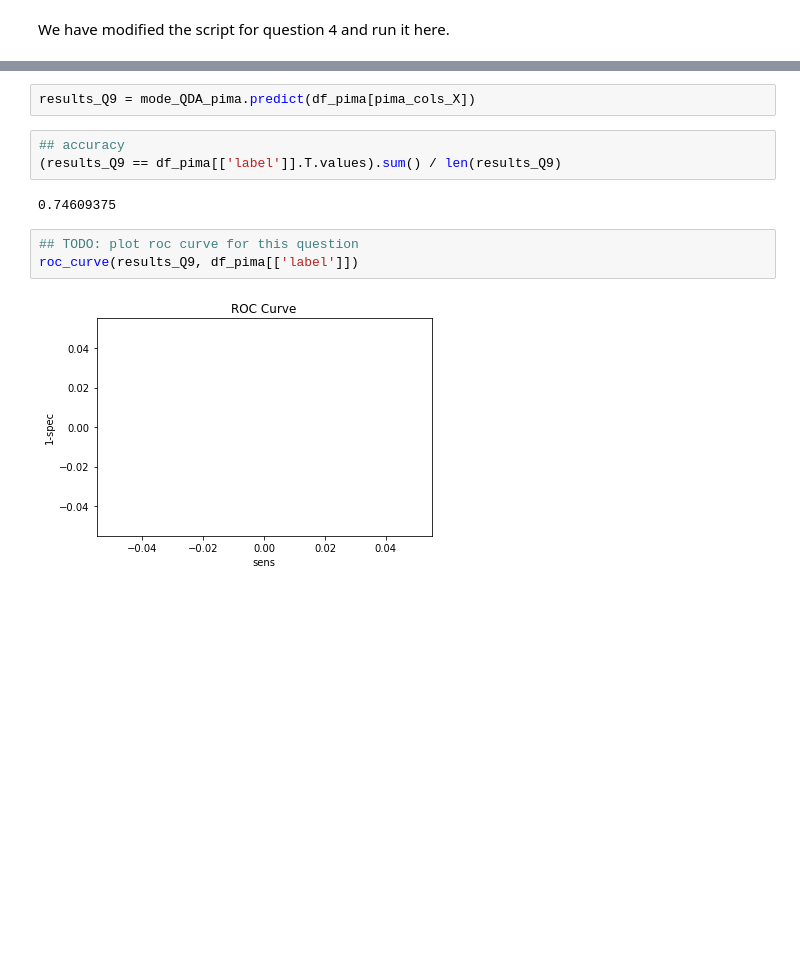
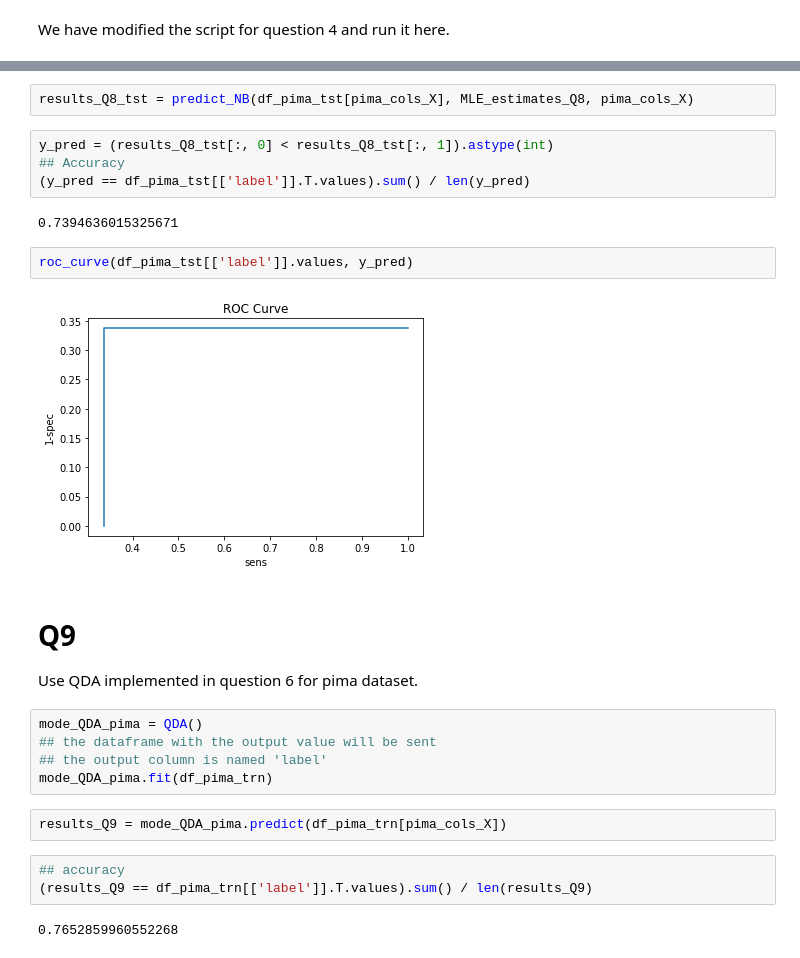
Before and after one commit to amindadgar/Machine-Learning, a Jupyter notebook: HW2/main.ipynb, the cells around one changed output, grey strips where cells are left out. Cells and saved outputs as stored; diff of their text form; blank space fills up the shorter version.

```diff
--- a/HW2/main.ipynb
+++ b/HW2/main.ipynb
@@ -1390,12 +1422,27 @@ mode_QDA_pima.fit(df_pima)
+# %%
+results_Q8_tst = predict_NB(df_pima_tst[pima_cols_X], MLE_estimates_Q8, pima_cols_X)
+# %%
+y_pred = (results_Q8_tst[:, 0] < results_Q8_tst[:, 1]).astype(int)
+## Accuracy
+(y_pred == df_pima_tst[['label']].T.values).sum() / len(y_pred)
+# %% [output]
+0.7394636015325671
+# %%
+roc_curve(df_pima_tst[['label']].values, y_pred)
+# %% [output]
+[figure, added]
+# %% [markdown]
+# Q9
+Use QDA implemented in question 6 for pima dataset.
+# %%
+mode_QDA_pima = QDA()
+## the dataframe with the output value will be sent
+## the output column is named 'label'
+mode_QDA_pima.fit(df_pima_trn)
 # %%
-results_Q9 = mode_QDA_pima.predict(df_pima[pima_cols_X])
+results_Q9 = mode_QDA_pima.predict(df_pima_trn[pima_cols_X])
 # %%
 ## accuracy
-(results_Q9 == df_pima[['label']].T.values).sum() / len(results_Q9)
+(results_Q9 == df_pima_trn[['label']].T.values).sum() / len(results_Q9)
 # %% [output]
-0.74609375
+0.7652859960552268
-# %%
-## TODO: plot roc curve for this question
-roc_curve(results_Q9, df_pima[['label']])
-# %% [output]
-[figure, removed]
```
Also changed, not shown: parts of 31 cells of this notebook, 5 other files.
